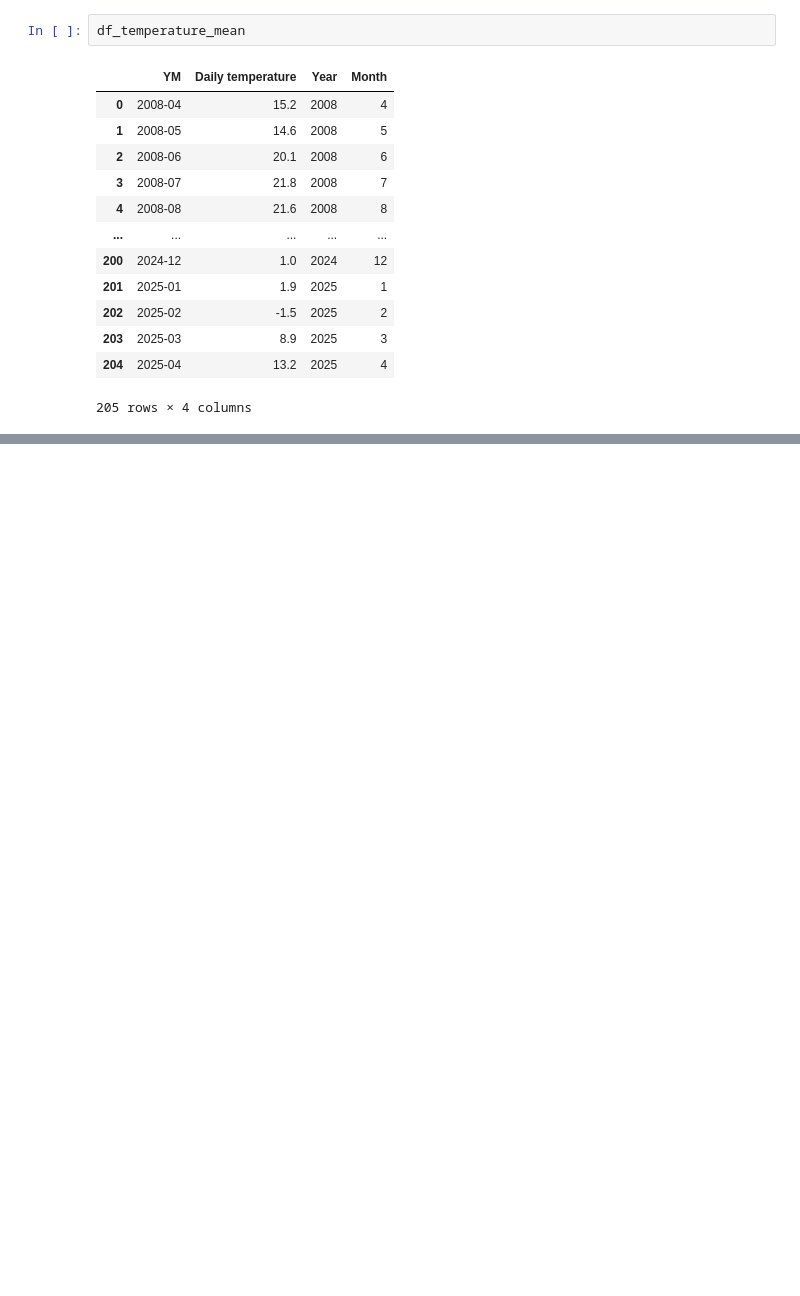
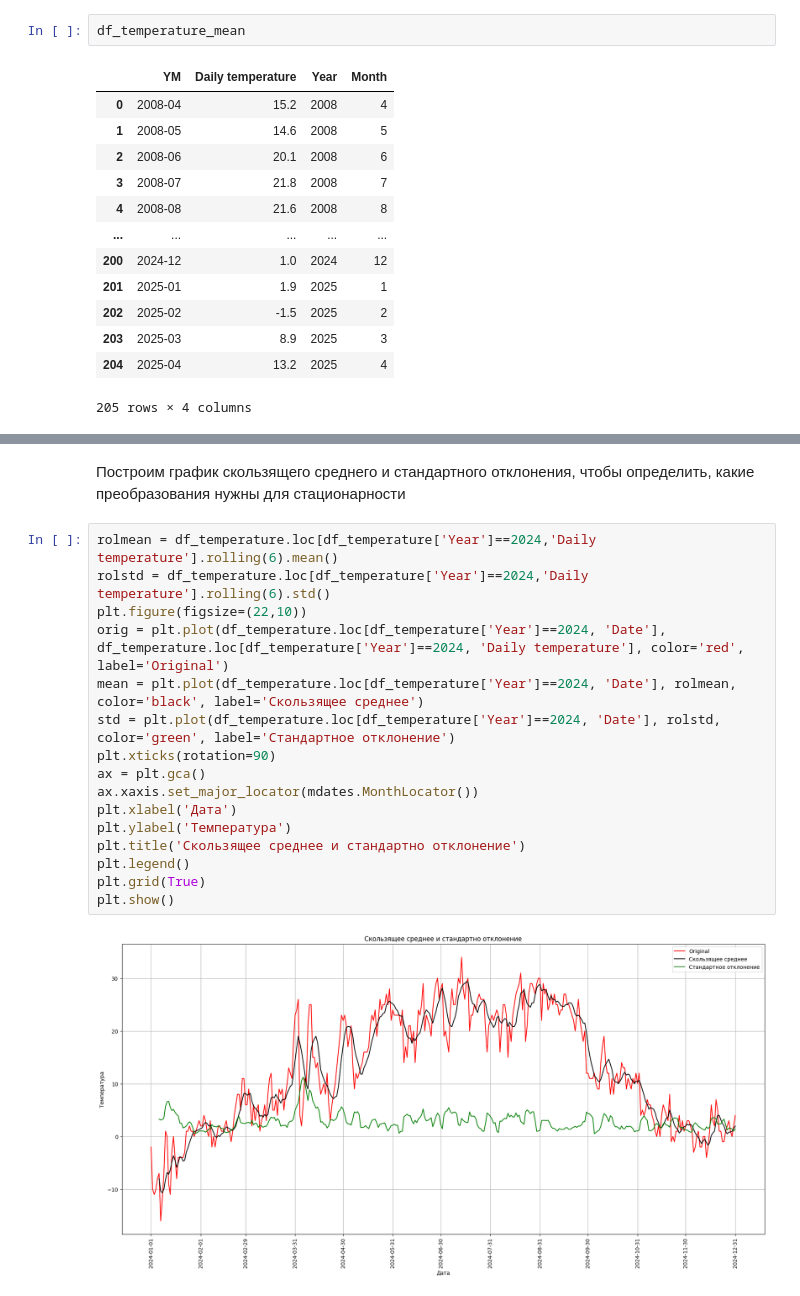
Before and after one commit to RevivedPhoenix/weather_prediction, a Jupyter notebook: prediction.ipynb, the cells around one changed output, grey strips where cells are left out. Drawn from its saved outputs; the diff is of its cells as text; blank space fills up the shorter version.

```diff
--- a/prediction.ipynb
+++ b/prediction.ipynb
@@ -110,0 +157,20 @@ plt.show()
+# %% [markdown]
+Построим график скользящего среднего и стандартного отклонения, чтобы определить, какие преобразования нужны для стационарности
+# %%
+rolmean = df_temperature.loc[df_temperature['Year']==2024,'Daily temperature'].rolling(6).mean()
+rolstd = df_temperature.loc[df_temperature['Year']==2024,'Daily temperature'].rolling(6).std()
+plt.figure(figsize=(22,10))
+orig = plt.plot(df_temperature.loc[df_temperature['Year']==2024, 'Date'], df_temperature.loc[df_temperature['Year']==2024, 'Daily temperature'], color='red', label='Original')
+mean = plt.plot(df_temperature.loc[df_temperature['Year']==2024, 'Date'], rolmean, color='black', label='Скользящее среднее')
+std = plt.plot(df_temperature.loc[df_temperature['Year']==2024, 'Date'], rolstd, color='green', label='Стандартное отклонение')
+plt.xticks(rotation=90)
+ax = plt.gca()
+ax.xaxis.set_major_locator(mdates.MonthLocator())
+plt.xlabel('Дата')
+plt.ylabel('Температура')
+plt.title('Скользящее среднее и стандартно отклонение')
+plt.legend()
+plt.grid(True)
+plt.show()
+# %% [output]
+[figure, added]
```
Also changed, not shown: parts of 7 cells of this notebook.
